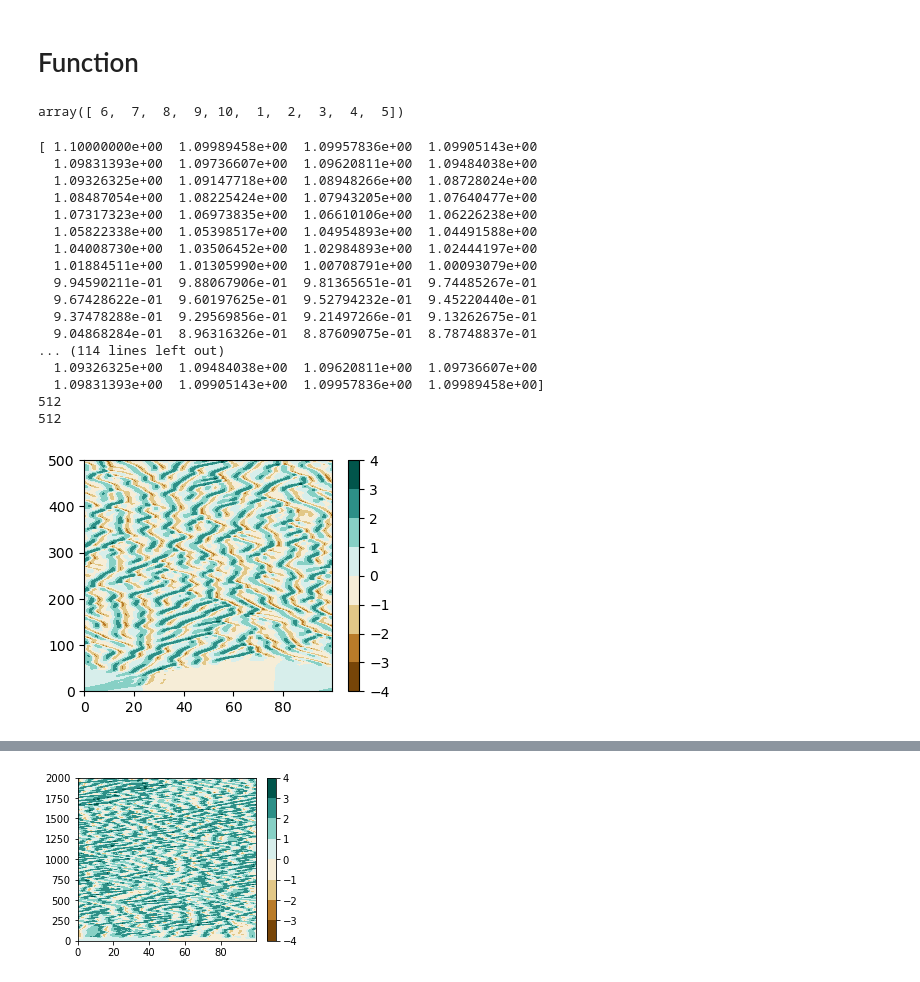
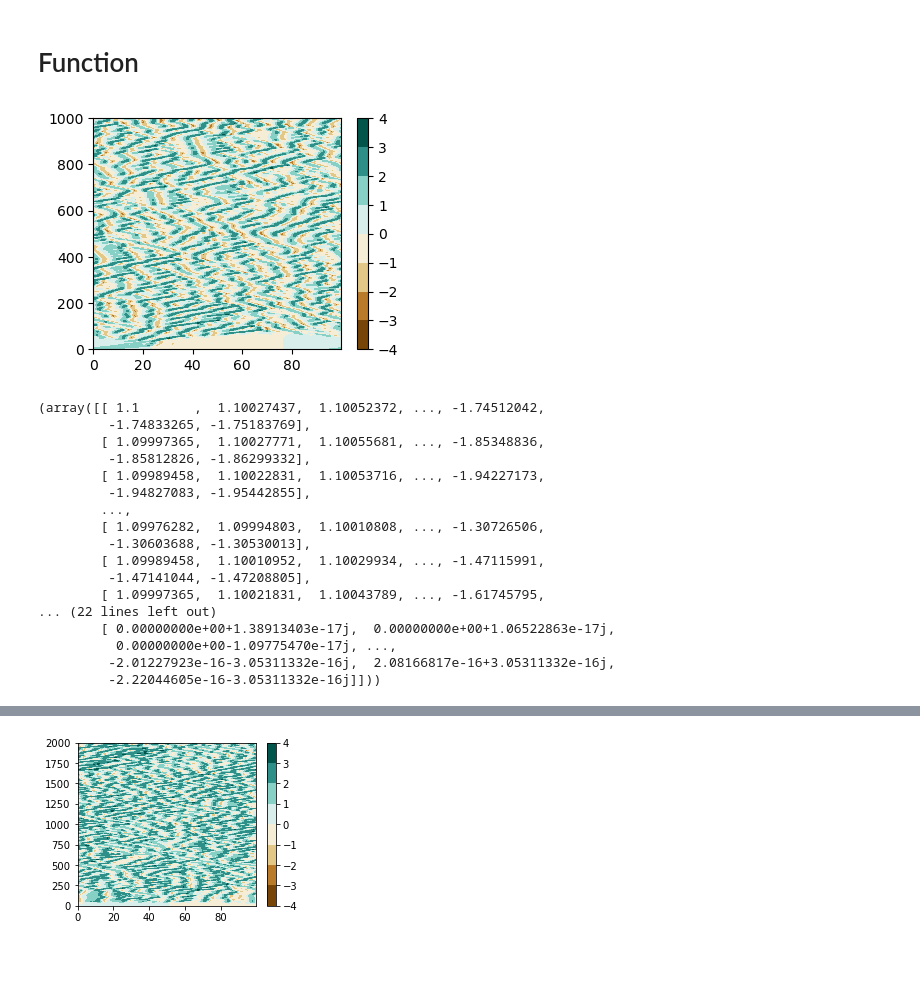
Before and after one commit to smallpondtom/LiftAndLearn.jl, a Jupyter notebook: scripts/solver_demo.ipynb, the cells around one changed output, grey strips where cells are left out. Cells and saved outputs as stored; diff of their text form; code cells hidden in the pictures.

```diff
--- a/scripts/solver_demo.ipynb
+++ b/scripts/solver_demo.ipynb
@@ -66,7 +66,6 @@ def Kuramoto_Sivashinsky(L = 100, nx = 1024, T = 1000.0, dt = 0.05, u0=None, plo
     # pre-allocate space for solution
     u  = np.zeros((nx,nt+1))
     uh = np.zeros((nx,nt+1),dtype=complex)
-    u2h_all = np.zeros((nx,nt+1),dtype=complex)
 
     # initial condition
     if u0 is None:
@@ -81,13 +80,10 @@ def Kuramoto_Sivashinsky(L = 100, nx = 1024, T = 1000.0, dt = 0.05, u0=None, plo
 
     for i in range(nt):
         u2h = 1/nx*np.fft.fftshift(np.fft.fft(u[:,i]**2))
-        u2h_all[:,i] = u2h
     #   u2h_conv = np.convolve(uh[:,i],uh[:,i])[nx//2:(nx+nx//2)]
 
         if i == 0:
             uh[:,i+1] =1/(1-0.5*dt*A)*((1+0.5*dt*A)*uh[:,i] + 1.0*dt*F*u2h)
-            print(len(F))
-            print(len(u2h))
         else:
             uh[:,i+1] =1/(1-0.5*dt*A)*((1+0.5*dt*A)*uh[:,i] + 1.5*dt*F*u2h-0.5*dt*F*u2hlast)
         u[:,i+1]  = np.real(nx*np.fft.ifft(np.fft.ifftshift(uh[:,i+1])))
@@ -104,4 +100,4 @@ def Kuramoto_Sivashinsky(L = 100, nx = 1024, T = 1000.0, dt = 0.05, u0=None, plo
         # plt.savefig('xt.pdf')
         plt.show()
 
-    return u, uh, u2h_all, A, F
+    return u, uh
@@ -114,25 +104,21 @@ F*
-# %%
-np.fft.fftshift(range(1, 11))
-# %% [output]
-array([ 6,  7,  8,  9, 10,  1,  2,  3,  4,  5])
 # %%
-u, uh, u2h, A, F = Kuramoto_Sivashinsky(L = 100, nx = 512, T = 500.0, dt = 0.05, u0=None, plot_or_not = True);
+Kuramoto_Sivashinsky(L = 100, nx = 1024, T = 1000.0, dt = 0.05, u0=None, plot_or_not = True)
 # %% [output]
+[figure, new version]
-[ 1.10000000e+00  1.09989458e+00  1.09957836e+00  1.09905143e+00
-  1.09831393e+00  1.09736607e+00  1.09620811e+00  1.09484038e+00
-  1.09326325e+00  1.09147718e+00  1.08948266e+00  1.08728024e+00
-  1.08487054e+00  1.08225424e+00  1.07943205e+00  1.07640477e+00
-  1.07317323e+00  1.06973835e+00  1.06610106e+00  1.06226238e+00
-  1.05822338e+00  1.05398517e+00  1.04954893e+00  1.04491588e+00
-  1.04008730e+00  1.03506452e+00  1.02984893e+00  1.02444197e+00
-  1.01884511e+00  1.01305990e+00  1.00708791e+00  1.00093079e+00
-  9.94590211e-01  9.88067906e-01  9.81365651e-01  9.74485267e-01
-  9.67428622e-01  9.60197625e-01  9.52794232e-01  9.45220440e-01
-  9.37478288e-01  9.29569856e-01  9.21497266e-01  9.13262675e-01
-  9.04868284e-01  8.96316326e-01  8.87609075e-01  8.78748837e-01
-... (114 lines left out)
-  1.09326325e+00  1.09484038e+00  1.09620811e+00  1.09736607e+00
-  1.09831393e+00  1.09905143e+00  1.09957836e+00  1.09989458e+00]
-512
-512
+(array([[ 1.1       ,  1.10027437,  1.10052372, ..., -1.74512042,
+         -1.74833265, -1.75183769],
+        [ 1.09997365,  1.10027771,  1.10055681, ..., -1.85348836,
+         -1.85812826, -1.86299332],
+        [ 1.09989458,  1.10022831,  1.10053716, ..., -1.94227173,
+         -1.94827083, -1.95442855],
+        ...,
+        [ 1.09976282,  1.09994803,  1.10010808, ..., -1.30726506,
+         -1.30603688, -1.30530013],
+        [ 1.09989458,  1.10010952,  1.10029934, ..., -1.47115991,
+         -1.47141044, -1.47208805],
+        [ 1.09997365,  1.10021831,  1.10043789, ..., -1.61745795,
+... (22 lines left out)
+        [ 0.00000000e+00+1.38913403e-17j,  0.00000000e+00+1.06522863e-17j,
+          0.00000000e+00-1.09775470e-17j, ...,
+         -2.01227923e-16-3.05311332e-16j,  2.08166817e-16+3.05311332e-16j,
+         -2.22044605e-16-3.05311332e-16j]]))
-[figure, old version]
```
Also changed, not shown: parts of 5 cells of this notebook, 2 other files.
